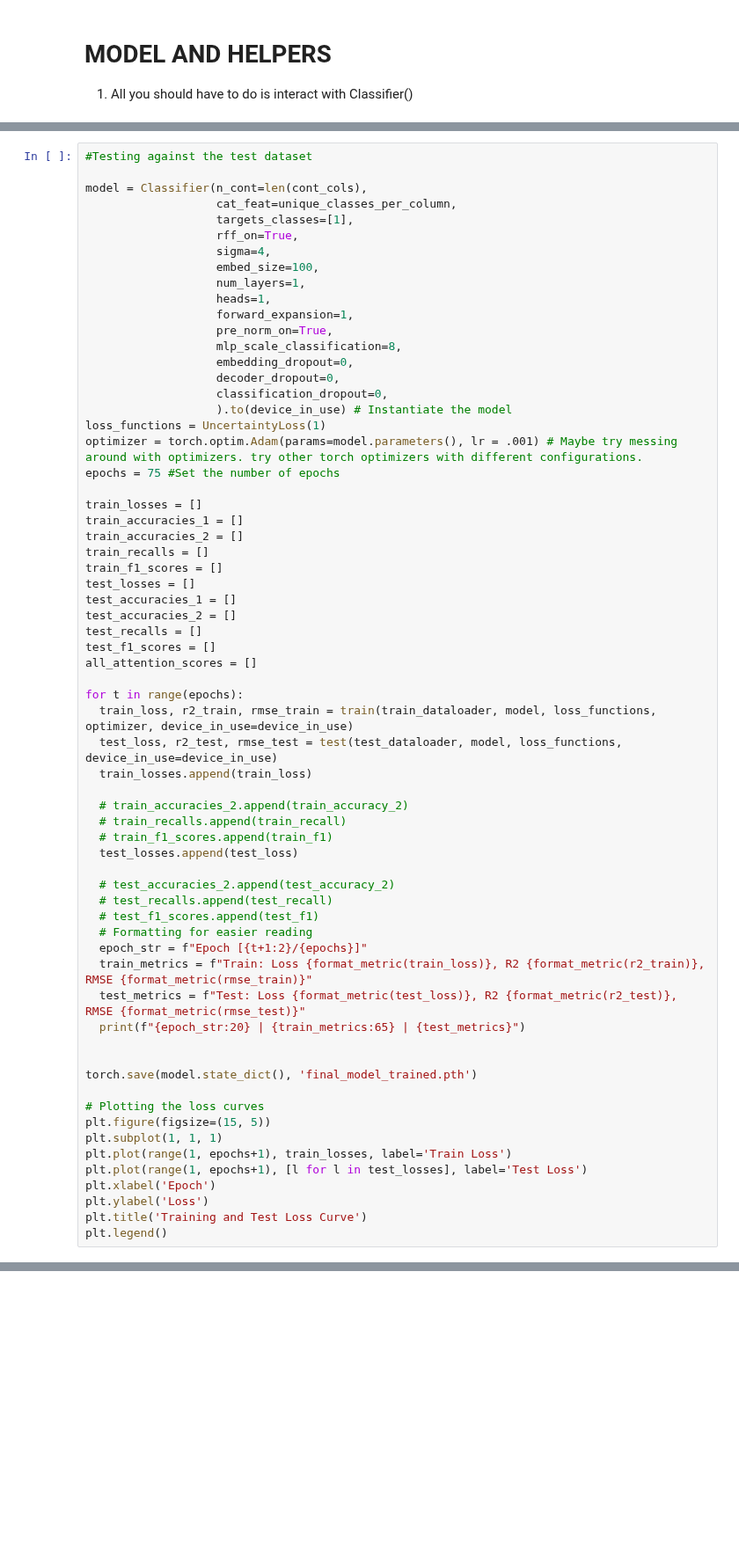
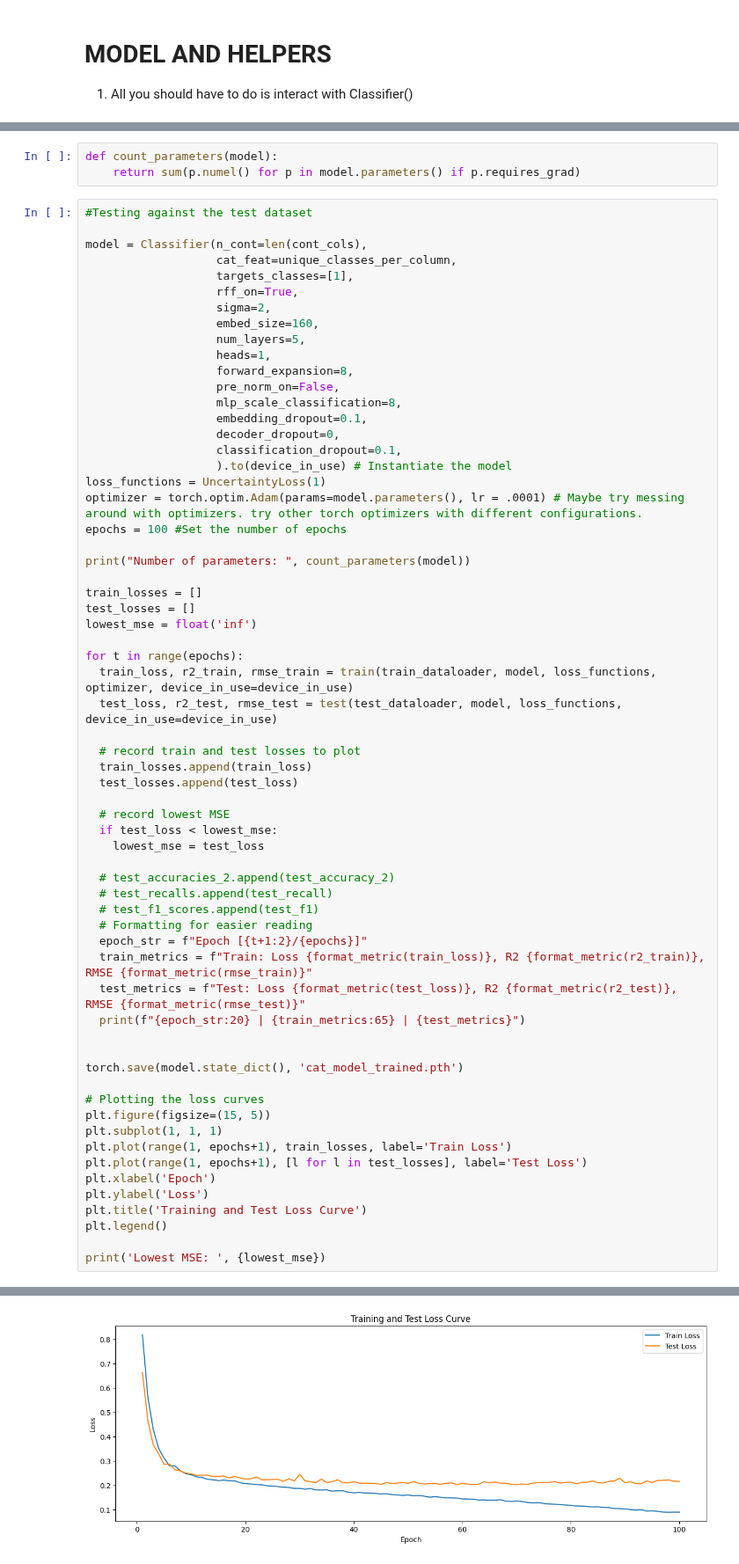
Before and after one commit to Colorado-Mesa-University-Cybersecurity/CAT-Transformer, a Jupyter notebook: experiments/housing/final/cat_housing.ipynb, the cells around one changed output, grey strips where cells are left out. Shown at 88% size. Saved outputs shown, nothing was run; the diff lists cells and outputs as text; blank space fills up the shorter version.

```diff
--- a/experiments/housing/final/cat_housing.ipynb
+++ b/experiments/housing/final/cat_housing.ipynb
@@ -507,6 +503,9 @@ def rmse(y_true, y_pred):
     rmse = torch.sqrt(mean_squared_diff)
 
     return rmse.item()  # Convert to a Python float
+# %%
+def count_parameters(model):
+    return sum(p.numel() for p in model.parameters() if p.requires_grad)
 # %%
 #Testing against the test dataset
 
@@ -514,42 +513,38 @@ model = Classifier(n_cont=len(cont_cols),
                    cat_feat=unique_classes_per_column,
                    targets_classes=[1],
                    rff_on=True,
-                   sigma=4,
-                   embed_size=100,
-                   num_layers=1,
+                   sigma=2,
+                   embed_size=160,
+                   num_layers=5,
                    heads=1,
-                   forward_expansion=1,
-                   pre_norm_on=True,
+                   forward_expansion=8,
+                   pre_norm_on=False,
                    mlp_scale_classification=8,
-                   embedding_dropout=0,
+                   embedding_dropout=0.1,
                    decoder_dropout=0,
-                   classification_dropout=0,
+                   classification_dropout=0.1,
                    ).to(device_in_use) # Instantiate the model
 loss_functions = UncertaintyLoss(1)
-optimizer = torch.optim.Adam(params=model.parameters(), lr = .001) # Maybe try messing around with optimizers. try other torch optimizers with different configurations.
-epochs = 75 #Set the number of epochs
+optimizer = torch.optim.Adam(params=model.parameters(), lr = .0001) # Maybe try messing around with optimizers. try other torch optimizers with different configurations.
+epochs = 100 #Set the number of epochs
+
+print("Number of parameters: ", count_parameters(model))
 
 train_losses = []
-train_accuracies_1 = []
-train_accuracies_2 = []
-train_recalls = []
-train_f1_scores = []
 test_losses = []
-test_accuracies_1 = []
-test_accuracies_2 = []
-test_recalls = []
-test_f1_scores = []
-all_attention_scores = []
+lowest_mse = float('inf')
 
 for t in range(epochs):
   train_loss, r2_train, rmse_train = train(train_dataloader, model, loss_functions, optimizer, device_in_use=device_in_use)
   test_loss, r2_test, rmse_test = test(test_dataloader, model, loss_functions, device_in_use=device_in_use)
+
+  # record train and test losses to plot
   train_losses.append(train_loss)
+  test_losses.append(test_loss)
 
-  # train_accuracies_2.append(train_accuracy_2)
-  # train_recalls.append(train_recall)
-  # train_f1_scores.append(train_f1)
-  test_losses.append(test_loss)
+  # record lowest MSE
+  if test_loss < lowest_mse:
+    lowest_mse = test_loss
 
   # test_accuracies_2.append(test_accuracy_2)
   # test_recalls.append(test_recall)
@@ -561,7 +556,7 @@ for t in range(epochs):
   print(f"{epoch_str:20} | {train_metrics:65} | {test_metrics}")
 
 
-torch.save(model.state_dict(), 'final_model_trained.pth')
+torch.save(model.state_dict(), 'cat_model_trained.pth')
 
 # Plotting the loss curves
 plt.figure(figsize=(15, 5))
@@ -572,4 +567,6 @@ plt.xlabel('Epoch')
 plt.ylabel('Loss')
 plt.title('Training and Test Loss Curve')
 plt.legend()
+
+print('Lowest MSE: ', {lowest_mse})
 # %% [output]
@@ -581,0 +590 @@ KeyboardInterrupt:
+[figure, added]
```
Also changed, not shown: parts of 6 cells of this notebook, 5 other files.
